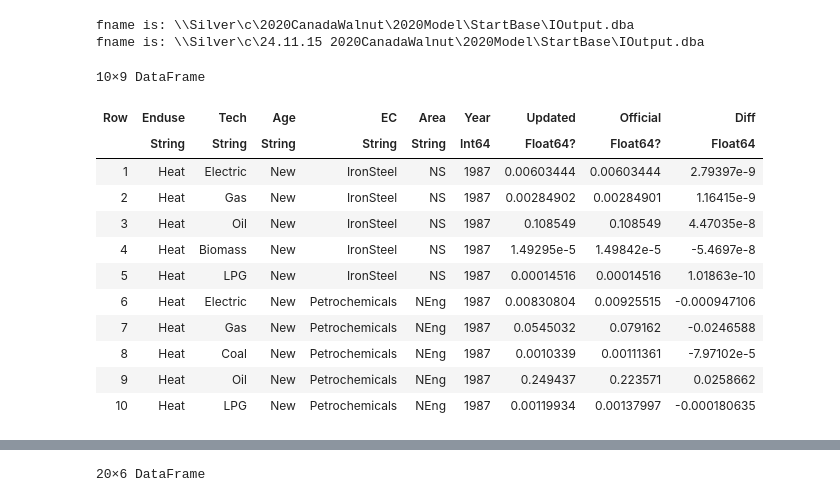
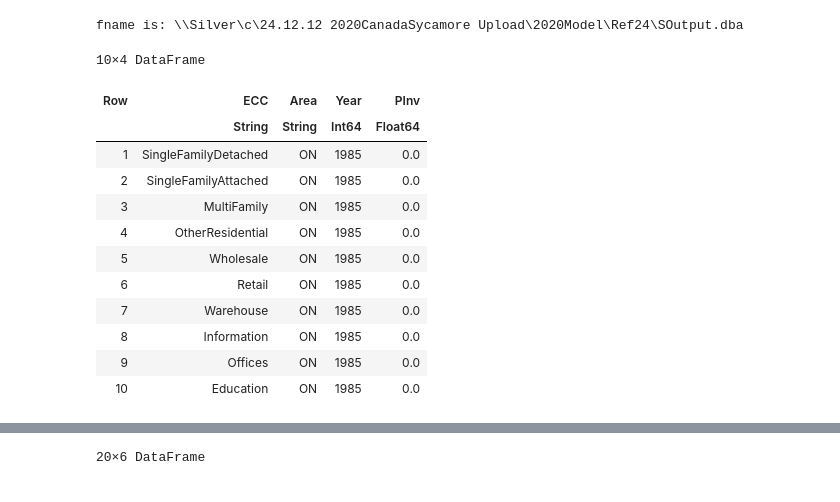
Before and after one commit to pnvolkmar/JuliaCompare.jl, a Jupyter notebook: src/IronSteelNaNs.ipynb, the cells around one changed output, grey strips where cells are left out. Cells and saved outputs as stored; diff of their text form; code cells hidden in the pictures.

```diff
--- a/src/IronSteelNaNs.ipynb
+++ b/src/IronSteelNaNs.ipynb
@@ -4,17 +4,14 @@ import PromulaDBA as P
 import JuliaCompare: db_files, Canada
 using CSV, DataFrames, DataFramesMeta
 
-BASE_FOLDER = raw"\\Silver\c\2020CanadaWalnut"
-BASE_FOLDER2 = raw"\\Silver\c\24.11.15 2020CanadaWalnut"
-SCENARIO1 = "StartBase"
-SCENARIO2 = "StartBase"
+BASE_FOLDER = raw"\\Silver\c\24.12.12 2020CanadaSycamore Upload"
+
+SCENARIO1 = "Ref24"
 
 CODE_FOLDER = joinpath(BASE_FOLDER, "Engine")
 DATA_FOLDER1 = joinpath(BASE_FOLDER, "2020Model", SCENARIO1)
-DATA_FOLDER2 = joinpath(BASE_FOLDER2, "2020Model", SCENARIO2)
 E2020_Folder = joinpath(BASE_FOLDER, "2020Model")
 
 vars = J.list_vars(CODE_FOLDER, DATA_FOLDER1, db_files);
-loc1 = J.Loc_p(vars, DATA_FOLDER1, "Updated");
-loc2 = J.Loc_p(vars, DATA_FOLDER2, "Official");
+loc1 = J.Loc_p(vars, DATA_FOLDER1, "Sycamore");
 # %% [output]
@@ -54,20 +35,18 @@ CairoMakie.Screen{IMAGE}
 # %%
-df = J.diff("IOutput/EUPCAPC", loc1, loc2)
-@rsubset! df :Diff != 0
+df = J.var("PInv", loc1)
 first(df, 10)
 # %% [output]
-fname is: \\Silver\c\2020CanadaWalnut\2020Model\StartBase\IOutput.dba
-fname is: \\Silver\c\24.11.15 2020CanadaWalnut\2020Model\StartBase\IOutput.dba
+fname is: \\Silver\c\24.12.12 2020CanadaSycamore Upload\2020Model\Ref24\SOutput.dba
-10×9 DataFrame
+10×4 DataFrame
-| Row | Enduse | Tech | Age | EC | Area | Year | Updated | Official | Diff |
-|  | String | String | String | String | String | Int64 | Float64? | Float64? | Float64 |
-| 1 | Heat | Electric | New | IronSteel | NS | 1987 | 0.00603444 | 0.00603444 | 2.79397e-9 |
-| 2 | Heat | Gas | New | IronSteel | NS | 1987 | 0.00284902 | 0.00284901 | 1.16415e-9 |
-| 3 | Heat | Oil | New | IronSteel | NS | 1987 | 0.108549 | 0.108549 | 4.47035e-8 |
-| 4 | Heat | Biomass | New | IronSteel | NS | 1987 | 1.49295e-5 | 1.49842e-5 | -5.4697e-8 |
-| 5 | Heat | LPG | New | IronSteel | NS | 1987 | 0.00014516 | 0.00014516 | 1.01863e-10 |
-| 6 | Heat | Electric | New | Petrochemicals | NEng | 1987 | 0.00830804 | 0.00925515 | -0.000947106 |
-| 7 | Heat | Gas | New | Petrochemicals | NEng | 1987 | 0.0545032 | 0.079162 | -0.0246588 |
-| 8 | Heat | Coal | New | Petrochemicals | NEng | 1987 | 0.0010339 | 0.00111361 | -7.97102e-5 |
-| 9 | Heat | Oil | New | Petrochemicals | NEng | 1987 | 0.249437 | 0.223571 | 0.0258662 |
-| 10 | Heat | LPG | New | Petrochemicals | NEng | 1987 | 0.00119934 | 0.00137997 | -0.000180635 |
+| Row | ECC | Area | Year | PInv |
+|  | String | String | Int64 | Float64 |
+| 1 | SingleFamilyDetached | ON | 1985 | 0.0 |
+| 2 | SingleFamilyAttached | ON | 1985 | 0.0 |
+| 3 | MultiFamily | ON | 1985 | 0.0 |
+| 4 | OtherResidential | ON | 1985 | 0.0 |
+| 5 | Wholesale | ON | 1985 | 0.0 |
+| 6 | Retail | ON | 1985 | 0.0 |
+| 7 | Warehouse | ON | 1985 | 0.0 |
+| 8 | Information | ON | 1985 | 0.0 |
+| 9 | Offices | ON | 1985 | 0.0 |
+| 10 | Education | ON | 1985 | 0.0 |
```
Also changed, not shown: parts of 23 cells of this notebook, 2 other files.
